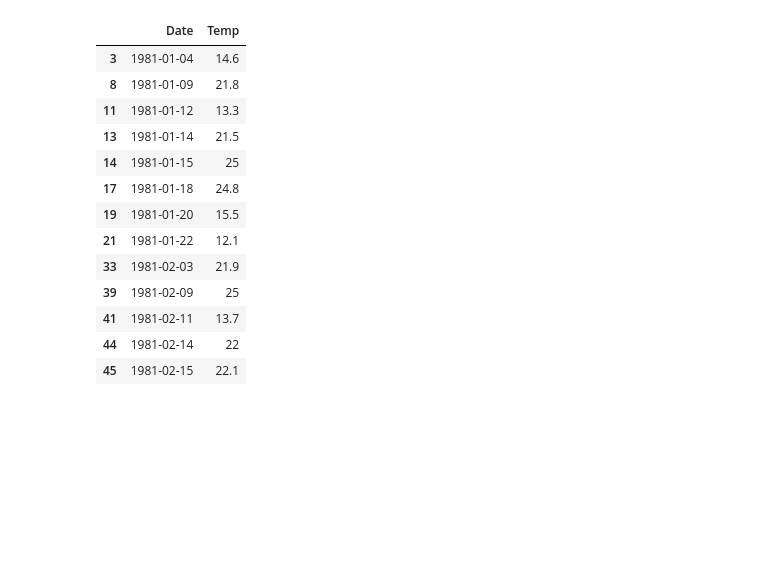
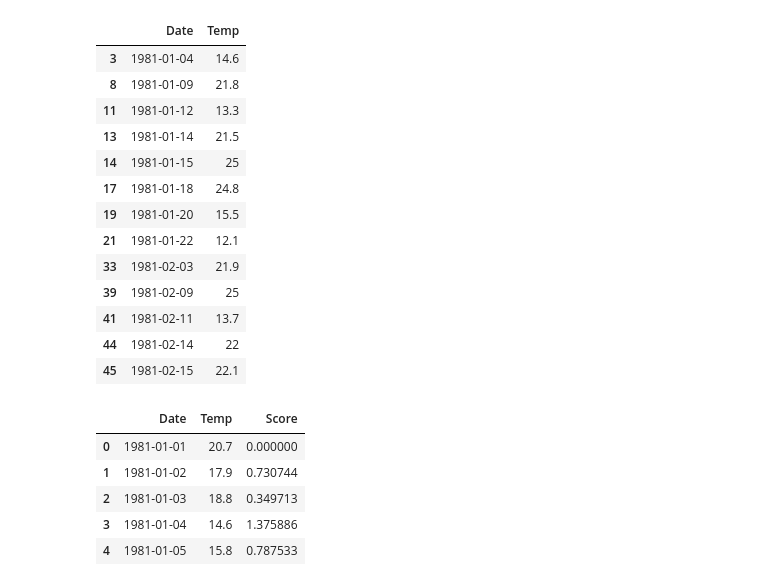
Before and after one commit to marcomiglionico94/Machine-Learning, a Jupyter notebook: Anomaly Detection/Luminon Anomaly Detection.ipynb, the cells around one changed output. Drawn from its saved outputs; the diff is of its cells as text; code cells hidden in the pictures; blank space fills up the shorter version.

```diff
--- a/Anomaly Detection/Luminon Anomaly Detection.ipynb
+++ b/Anomaly Detection/Luminon Anomaly Detection.ipynb
@@ -74,4 +79,14 @@ anomalies
 | 41 | 1981-02-11 | 13.7 |
 | 44 | 1981-02-14 | 22 |
 | 45 | 1981-02-15 | 22.1 |
+# %%
+df['Score'] = all_scores
+df.head()
+# %% [output]
+|  | Date | Temp | Score |
+| 0 | 1981-01-01 | 20.7 | 0.000000 |
+| 1 | 1981-01-02 | 17.9 | 0.730744 |
+| 2 | 1981-01-03 | 18.8 | 0.349713 |
+| 3 | 1981-01-04 | 14.6 | 1.375886 |
+| 4 | 1981-01-05 | 15.8 | 0.787533 |
 # %%
```
Also changed, not shown: parts of 6 cells of this notebook.
